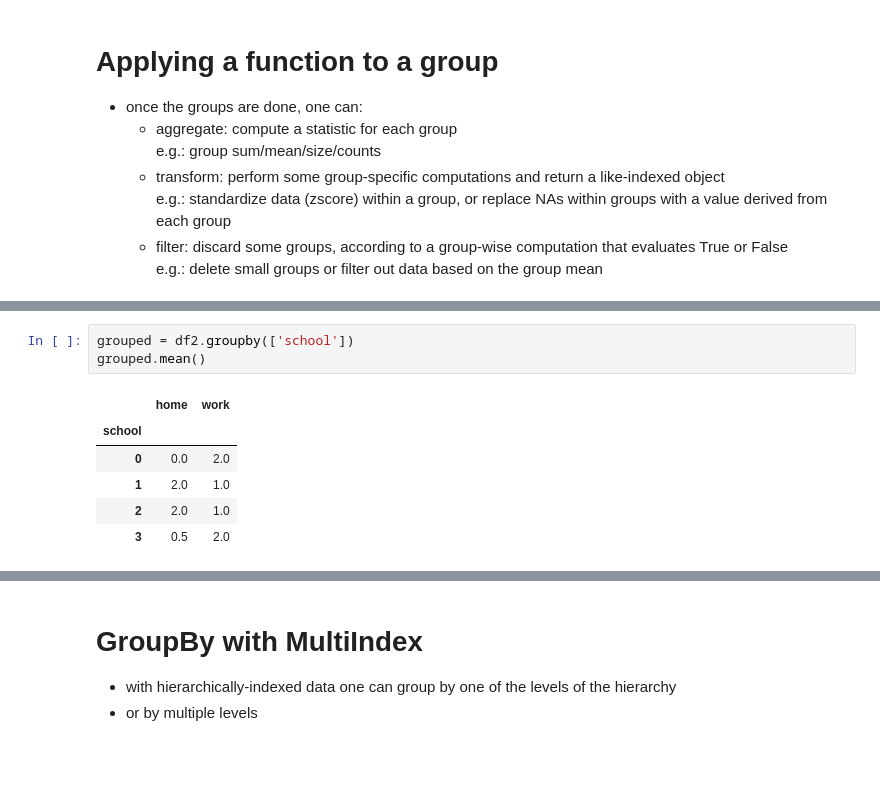
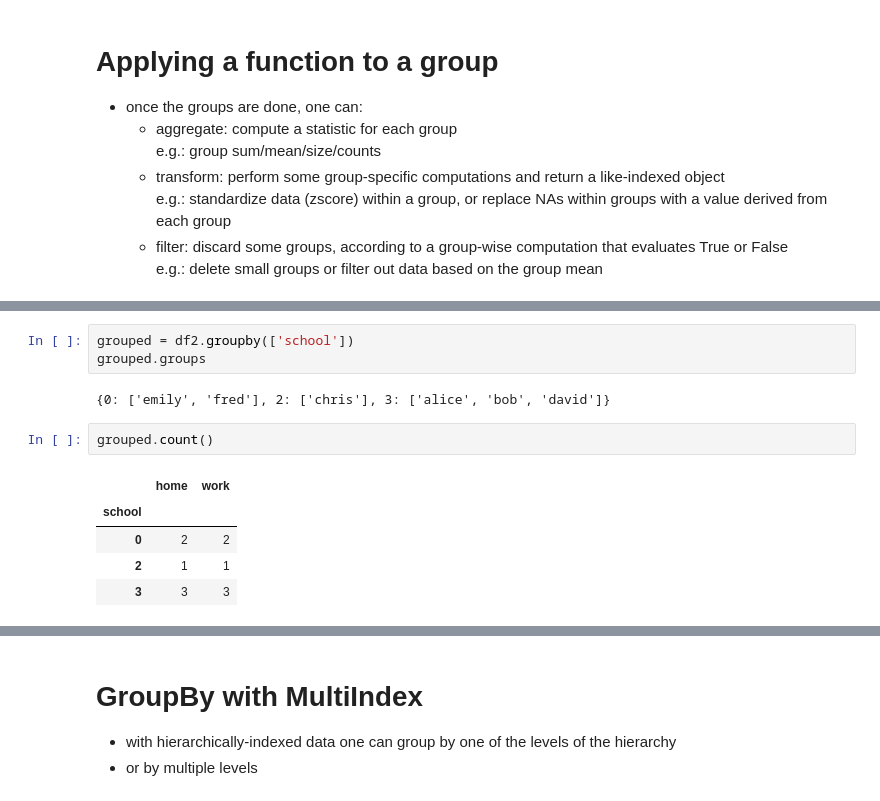
Before and after one commit to ValeriaCasado/classfiles, a Jupyter notebook: FODS/Class5_multiindex.ipynb, the cells around one changed output, grey strips where cells are left out. Drawn from its saved outputs; the diff is of its cells as text; blank space fills up the shorter version.

```diff
--- a/FODS/Class5_multiindex.ipynb
+++ b/FODS/Class5_multiindex.ipynb
@@ -461,10 +481,13 @@ df2
 # %%
 grouped = df2.groupby(['school'])
-grouped.mean()
+grouped.groups
 # %% [output]
-|  | home | work |
-| school |  |  |
-| 0 | 0.0 | 2.0 |
-| 1 | 2.0 | 1.0 |
-| 2 | 2.0 | 1.0 |
-| 3 | 0.5 | 2.0 |
+{0: ['emily', 'fred'], 2: ['chris'], 3: ['alice', 'bob', 'david']}
+# %%
+grouped.count()
+# %% [output]
+|  | home | work |
+| school |  |  |
+| 0 | 2 | 2 |
+| 2 | 1 | 1 |
+| 3 | 3 | 3 |
```
Also changed, not shown: parts of 31 cells of this notebook, 2 other files.
